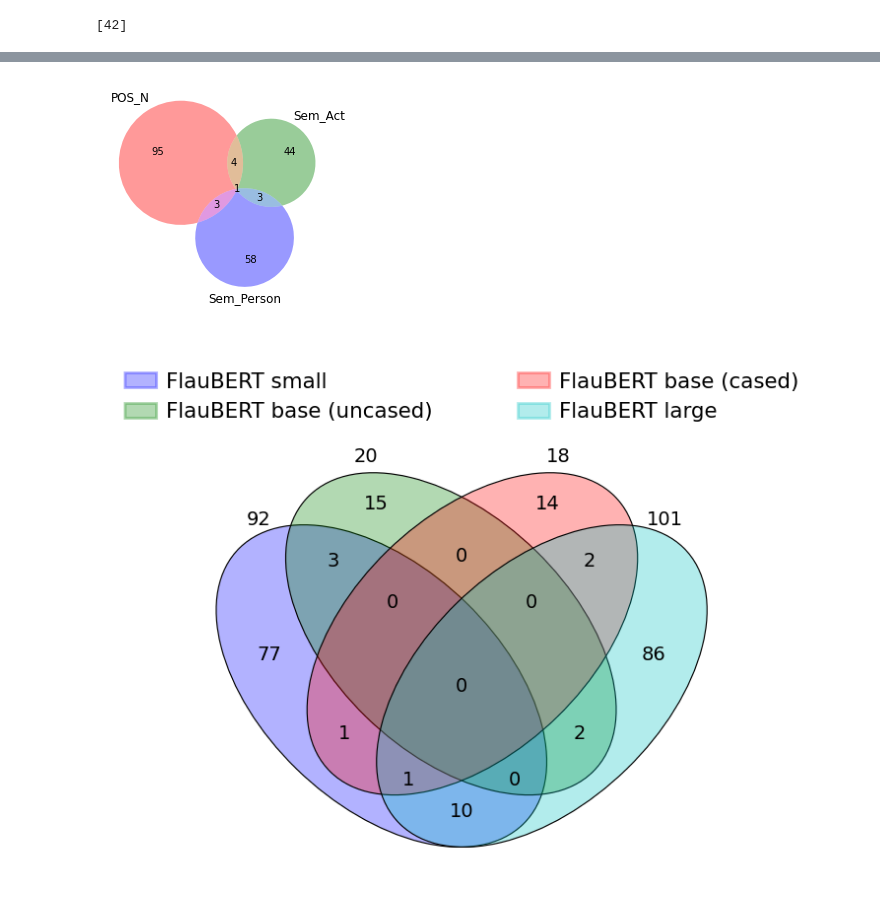
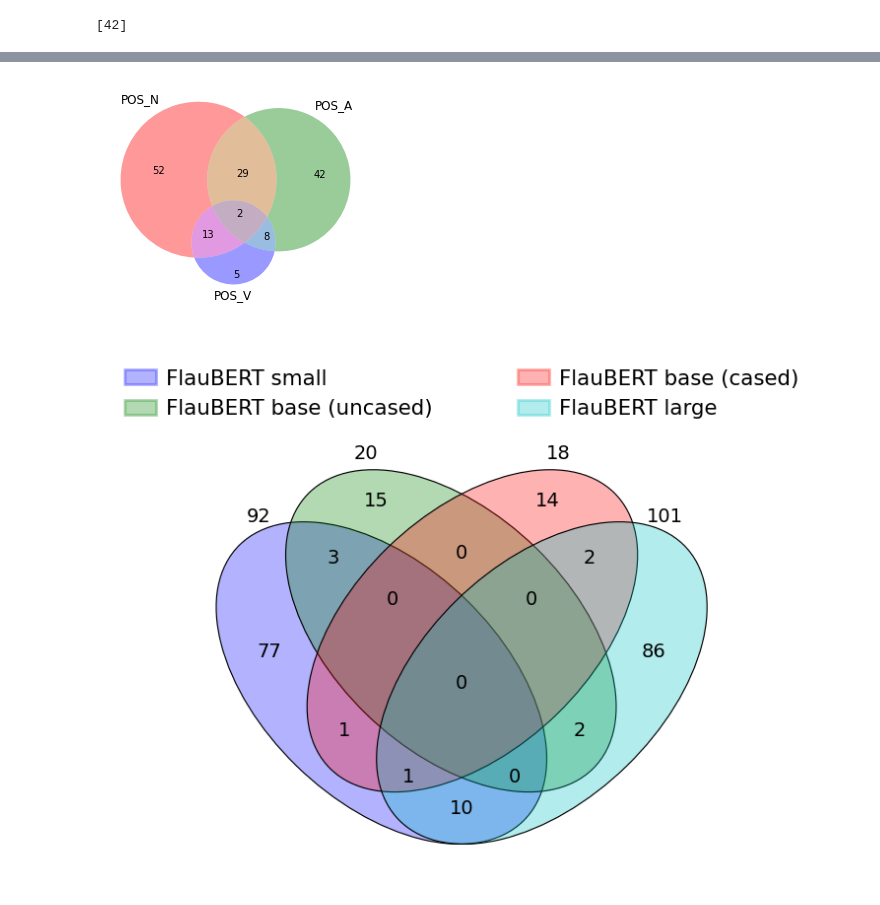
Before and after one commit to ClementineBleuze/WordEmbeddings, a Jupyter notebook: 7-Final Experiment/5 - Stable dimensions.ipynb, the cells around one changed output, grey strips where cells are left out. Saved outputs shown, nothing was run; the diff lists cells and outputs as text; code cells hidden in the pictures.

Commit message:
Venn update

```diff
--- a/7-Final Experiment/5 - Stable dimensions.ipynb
+++ b/7-Final Experiment/5 - Stable dimensions.ipynb
@@ -115,7 +115,7 @@ act = get_stable_dims(labels[3], tasks[-1])
 person = get_stable_dims(labels[3], tasks[-2])
 # %%
 # Dims representing POS for nouns
-posn = get_stable_dims(labels[3], tasks[6])
+posn = get_stable_dims(labels[0], tasks[6])
 # %%
 posv = get_stable_dims(labels[0], tasks[8])
 # %%
@@ -140,20 +123,20 @@ plt.show()
 # %%
 import matplotlib.pyplot as plt
 from matplotlib_venn import venn3
 
 # Make the diagram
-venn3(subsets = (len(set(posn).difference(act).difference(person)),
-                 len(set(act).difference(posn).difference(person)),
-                len(set(posn).intersection(act)),
-                len(set(person).difference(posn).difference(act)),
-                len(set(person).intersection(posn)),
-                len(set(person).intersection(act)),
-                len(set(person).intersection(act).intersection(posn))
+venn3(subsets = (len(set(posn).difference(posa).difference(posv)),
+                 len(set(posa).difference(posn).difference(posv)),
+                len(set(posn).intersection(posa)),
+                len(set(posv).difference(posn).difference(posa)),
+                len(set(posv).intersection(posn)),
+                len(set(posv).intersection(posa)),
+                len(set(posv).intersection(posa).intersection(posn))
 
-), set_labels = ('POS_N', 'Sem_Act', 'Sem_Person'))
+), set_labels = ('POS_N', 'POS_A', 'POS_V'))
 plt.show()
 # %% [output]
-[figure, old version]
+[figure, new version]
 # %%
 from venny4py.venny4py import *
 # %%
```
Also changed, not shown: parts of 20 cells of this notebook.
